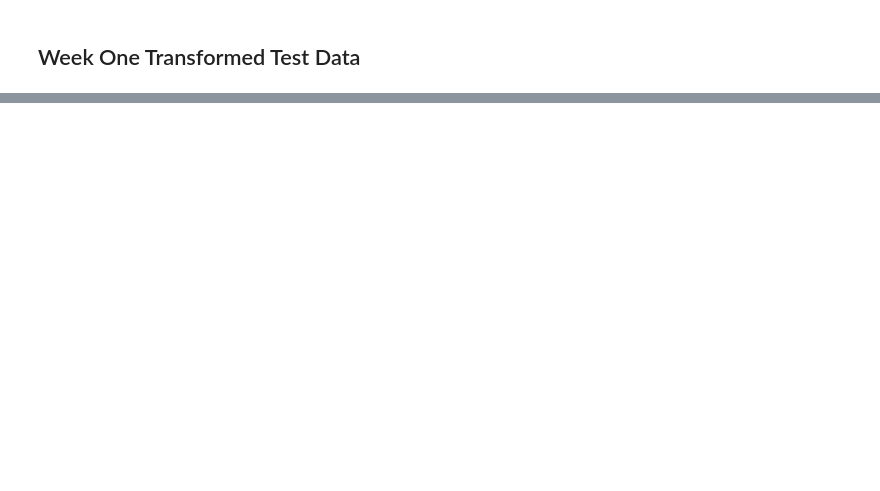
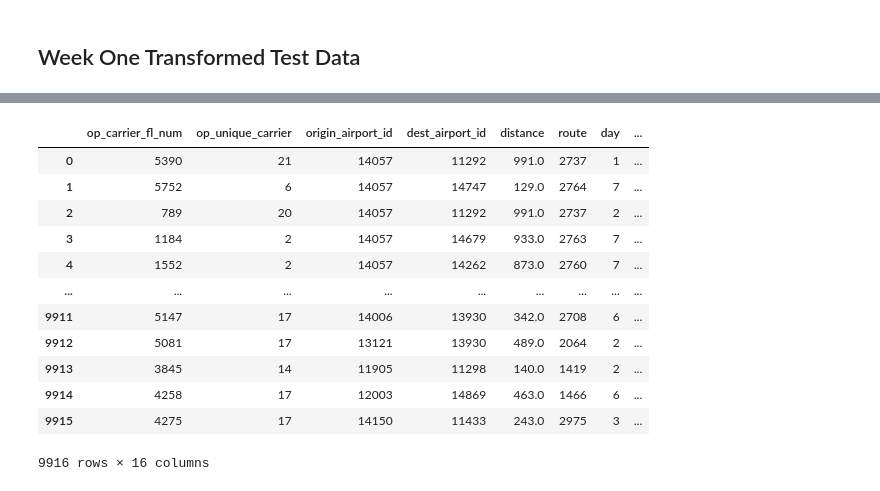
Before and after one commit to hapl/predict-flight-delays, a Jupyter notebook: src/modules/Sandbox_weather.ipynb, the cells around one changed output, grey strips where cells are left out. Drawn from its saved outputs; the diff is of its cells as text; code cells hidden in the pictures; blank space fills up the shorter version.

```diff
--- a/src/modules/Sandbox_weather.ipynb
+++ b/src/modules/Sandbox_weather.ipynb
@@ -197,4 +221,4 @@ airports_ids
 # %%
-df1 = add_location(df,airports_ids)
-df1 = df1.drop(['airport_id','iata_code','lat','lon'], axis=1)
-df1
+# df = add_location(model_data,airports_ids)
+# df = df.drop(['airport_id','iata_code','lat','lon'], axis=1)
+# df
@@ -335 +269,53 @@ results
+# %%
+def week_one_data_transformation(df_week_one):
+    #call functions for data merging
+    from add_location_weather import add_location
+    from add_location_weather import add_weather
+
+    #import datasets to merge with test data
+    airports_ids =  pd.read_csv("../../data/processed/Airports_lat_lon.csv")
+    airports_ids = airports_ids.drop(['Unnamed: 0'], axis=1)
+    weather_airports = pd.read_csv("../../data/processed/weatherAirports_2019_2018_Jan2020_clean.csv")
+    weather_airports = weather_airports.drop(['Unnamed: 0'], axis=1)
+
+    #merge week one test data with airport ids and drop data that will be unnecesary to the model
+    df = add_location(df_week_one,airports_ids)
+    df = df.drop(['airport_id','iata_code','lat','lon'], axis=1)
+
+    #merge the flight & airport data with the weather data
+    df1= add_weather(df,weather_airports)
+
+    #get month data out of fl_date
+    import datetime
+    df1['Month'] = df1['fl_date'].dt.month
+
+    # transform categorical variables in numeric with LabelEncoder
+    from sklearn.preprocessing import LabelEncoder
+    le = LabelEncoder()
+
+    # fit and transform the data
+    df1['op_unique_carrier'] = le.fit_transform(df1['op_unique_carrier'])
+    df1['route'] = le.fit_transform(df1['route'])
+
+    # drop rows with missing values
+    df1 = df1.dropna().reset_index(drop=True)
+
+    return(df1)
+# %%
+df_transformed_week1_2020 = week_one_data_transformation(df_week_one)
+df_transformed_week1_2020
+# %% [output]
+|  | op_carrier_fl_num | op_unique_carrier | origin_airport_id | dest_airport_id | distance | route | day | ... |
+| 0 | 5390 | 21 | 14057 | 11292 | 991.0 | 2737 | 1 | ... |
+| 1 | 5752 | 6 | 14057 | 14747 | 129.0 | 2764 | 7 | ... |
+| 2 | 789 | 20 | 14057 | 11292 | 991.0 | 2737 | 2 | ... |
+| 3 | 1184 | 2 | 14057 | 14679 | 933.0 | 2763 | 7 | ... |
+| 4 | 1552 | 2 | 14057 | 14262 | 873.0 | 2760 | 7 | ... |
+| ... | ... | ... | ... | ... | ... | ... | ... | ... |
+| 9911 | 5147 | 17 | 14006 | 13930 | 342.0 | 2708 | 6 | ... |
+| 9912 | 5081 | 17 | 13121 | 13930 | 489.0 | 2064 | 2 | ... |
+| 9913 | 3845 | 14 | 11905 | 11298 | 140.0 | 1419 | 2 | ... |
+| 9914 | 4258 | 17 | 12003 | 14869 | 463.0 | 1466 | 6 | ... |
+| 9915 | 4275 | 17 | 14150 | 11433 | 243.0 | 2975 | 3 | ... |
+9916 rows × 16 columns
 # %%
```
Also changed, not shown: parts of 29 cells of this notebook.
